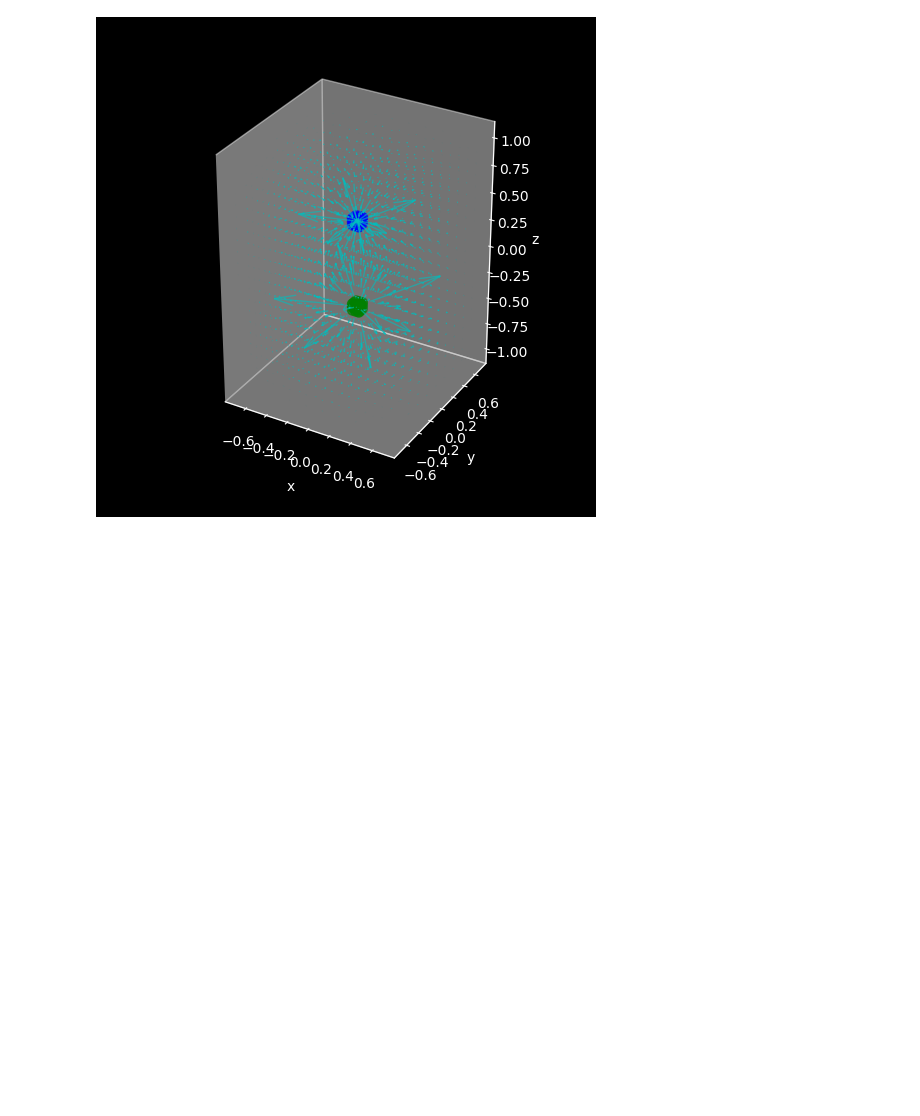
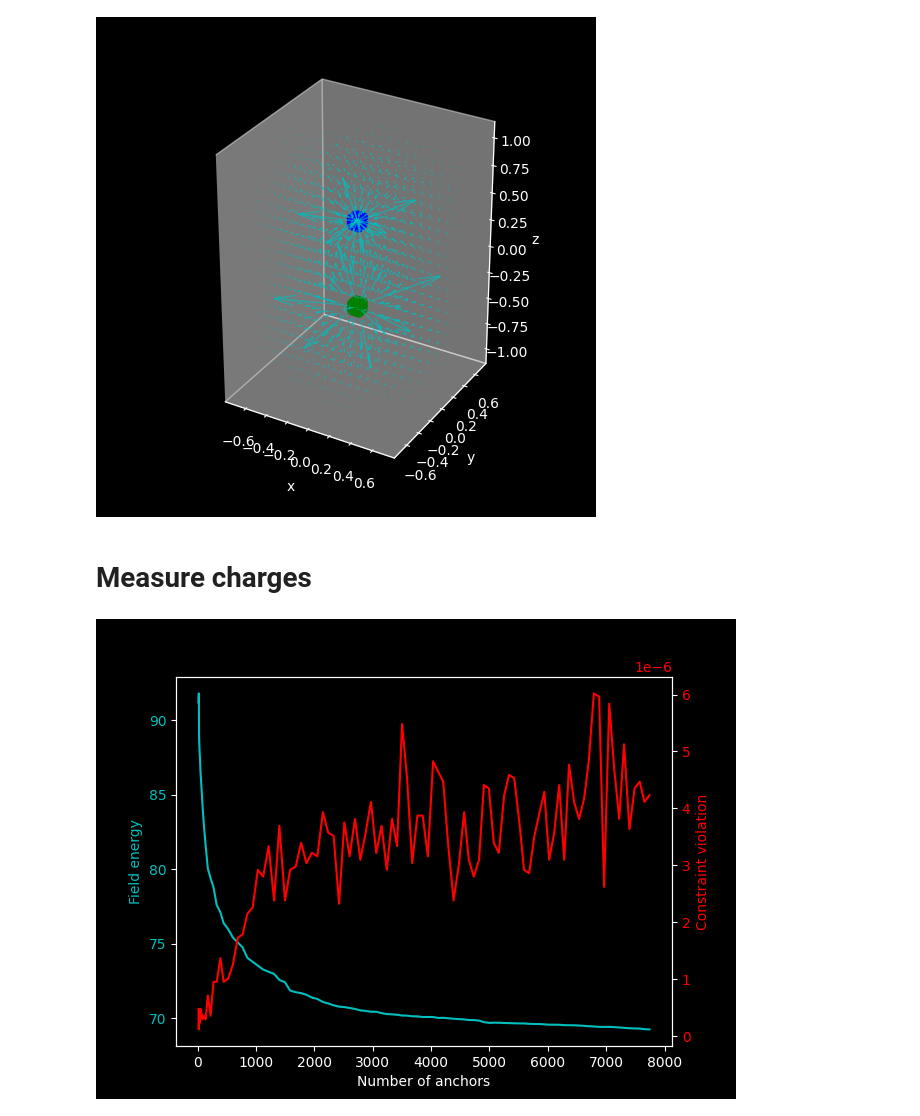
Before and after one commit to a-rahimi/efield, a Jupyter notebook: dipole.ipynb, the cells around one changed output. Cells and saved outputs as stored; diff of their text form; code cells hidden in the pictures; blank space fills up the shorter version.

```diff
--- a/dipole.ipynb
+++ b/dipole.ipynb
@@ -123,13 +126,13 @@ solving, the charges are not known. Only their potential is known. To compute
 the Coulomb potential, we plug in the potential at the charge as ther charge
 itself.  So this comparison is very subjective.
 # %%
-multipole_potential = efield.CoulombPotential(
+coulomb_potential = efield.CoulombPotential(
     torch.stack((box1.center(), box2.center())),
     torch.tensor((box1_potential, box2_potential)),
     None,
 )
 
-show_xz_cross_section(box1, box2, universe, multipole_potential, 0)
+show_xz_cross_section(box1, box2, universe, coulomb_potential, 0)
 # %% [output]
 [figure]
 # %% [markdown]
@@ -186,3 +189,36 @@ def show_field(
 show_field(box1, box2, universe, potential)
 # %% [output]
 [figure]
+# %% [markdown]
+# Measure charges
+# %%
+def potentials_at_centers(
+    box1: geometry.Box,
+    box2: geometry.Box,
+    box1_charge: float,
+    box2_charge: float,
+) -> efield.Potential:
+    box1_locations3d = box1.grid(2, 2, 2)
+    box2_locations3d = box2.grid(2, 2, 2)
+
+    charge_locations3d = torch.vstack((box1_locations3d, box2_locations3d))
+    charges = torch.tensor(
+        [box1_charge] * len(box1_locations3d) + [box2_charge] * len(box2_locations3d),
+    )
+    coulomb_potential = efield.CoulombPotential(charge_locations3d, charges, None)
+
+    return coulomb_potential(torch.stack((box1.center(), box2.center())))
+
+
+box1_potential, box2_potential = potentials_at_centers(box1, box2, +1.0, -1.0)
+potential = dipole(
+    box1,
+    box2,
+    box1_potential,
+    box2_potential,
+    universe,
+    num_rounds=100,
+    anchor_width_scale=0.2,
+)
+# %% [output]
+[figure, added]
```
Also changed, not shown: parts of 11 cells of this notebook, 7 other files.
